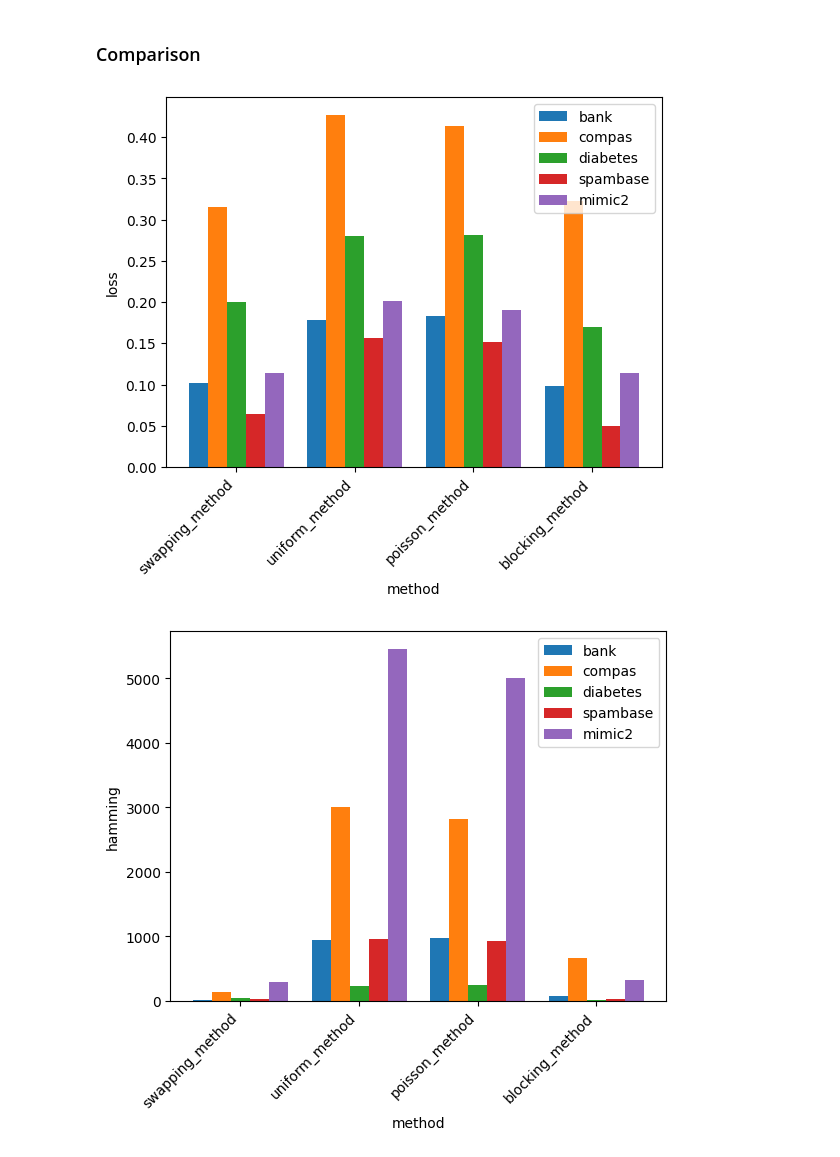
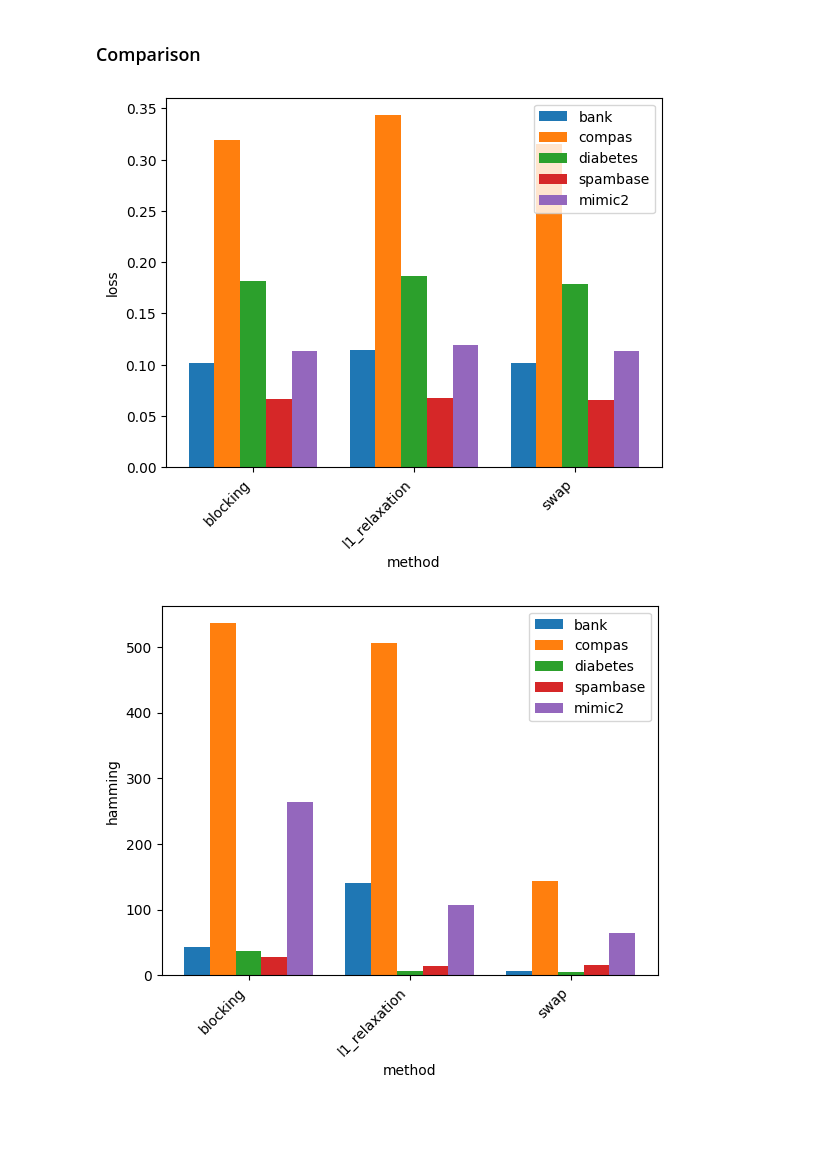
Before and after one commit to chrisli36/gam-rashoman-set, a Jupyter notebook: swap_evaluation.ipynb, the cells around one changed output. Drawn from its saved outputs; the diff is of its cells as text; code cells hidden in the pictures; blank space fills up the shorter version.

```diff
--- a/swap_evaluation.ipynb
+++ b/swap_evaluation.ipynb
@@ -284,14 +251,0 @@ swap 4, beam size 100
-# %%
-from blocking_method.blocking import optimize_support
-
-for dname, settings in dataset_settings.items():
-    l0 = settings["l0"]
-    l2 = settings["l2"]
-    m = settings["m"]
-    merge_bins = settings["merge_bins"]
-
-    filepath = "{}_{}_{}_{}.p".format(dname, l0, l2, m)
-    # opt = RSetOPT(filepath)
-    # support = opt.P
-    print(filepath, merge_bins)
-    optimize_support(filepath, merge_bins, 100)
@@ -417,6 +300,6 @@ def l1_relaxation(H, w_orig, rset_bound, lam, k_2, X, y, n):
             print("Warning: solution not in ellipsoid!")
     return samples
 
-solutions = l1_relaxation(res['hessian'], res['w_orig'], res['rset_bound'] * 0.1, 0.001, 10, res['X'], res['y'], 100)
-solutions = np.array(solutions)
-solutions.shape
+# solutions = l1_relaxation(res['hessian'], res['w_orig'], res['rset_bound'] * 0.1, 0.001, 10, res['X'], res['y'], 100)
+# solutions = np.array(solutions)
+# solutions.shape
@@ -429,42 +402,54 @@ _ = plot_gam(np.array(res['header_new'][1:]), solutions[:, 1:])
 # %% [markdown]
 ### Comparison
 # %%
-methods = ["swapping_method", "uniform_method", "poisson_method", "blocking_method"]
+methods = ["blocking", "l1_relaxation", "swap"]
 dataset_names = ["bank", "compas", "diabetes", "spambase", "mimic2"]
 
-
 dname_list, method_list, losses, hamming = [], [], [], []
+iou, euclidean, cosine = [], [], []
 for dname in dataset_names:
     for method in methods:
-        with open(f"analysis/results/{method}.pkl", "rb") as f:
+        with open(f"analysis/results/methods/{method}.pkl", "rb") as f:
             results = pickle.load(f)
         df = pd.DataFrame(results)
         df = df[df["dataset"] == dname]
 
         for i, row in df.iterrows():
             predictions = row["predictions"]
+            w_samples = row["w_samples"] if "w_samples" in row else row["betas"]
+            w_samples = np.array(w_samples)
 
             dataset = pd.read_csv(f"datasets/{dname}.csv")
             df, _, _, _ = binarize_dataset(dataset, 50)
             X, y = df.iloc[:, :-1], df.iloc[:, -1]
             X_one_hot, y = utils.get_X_y(X, y)
             y_broadcasted = np.repeat(y[:, np.newaxis], predictions.shape[1], axis=1)
 
             loss_matrix = (predictions != y_broadcasted)
             dname_list.append(dname)
             method_list.append(method)
             losses.append(loss_matrix.mean())
             hamming.append(average_pairwise_diversity(predictions.T, hamming_distance, limit=100))
 
+            iou.append(average_pairwise_diversity(w_samples, inverse_IoU, limit=100))
+            euclidean.append(average_pairwise_diversity(w_samples, euclidean_distance, limit=100))
+            cosine.append(average_pairwise_diversity(w_samples, inverse_cosine_similarity, limit=100))
+
 results_df = pd.DataFrame({
     "dataset": dname_list,
     "method": method_list,
     "loss": losses,
-    "hamming": hamming
+    "hamming": hamming,
+    "iou": iou,
+    "euclidean": euclidean,
+    "cosine": cosine
 })
 
 plot_two_var_bar(results_df, "method", "loss")
 plot_two_var_bar(results_df, "method", "hamming")
+plot_two_var_bar(results_df, "method", "iou")
+plot_two_var_bar(results_df, "method", "euclidean")
+plot_two_var_bar(results_df, "method", "cosine")
 # %% [output]
-[figure, old version]
+[figure, new version]
-[figure, old version]
+[figure, new version]
```
Also changed, not shown: parts of 25 cells of this notebook, 19 other files.
